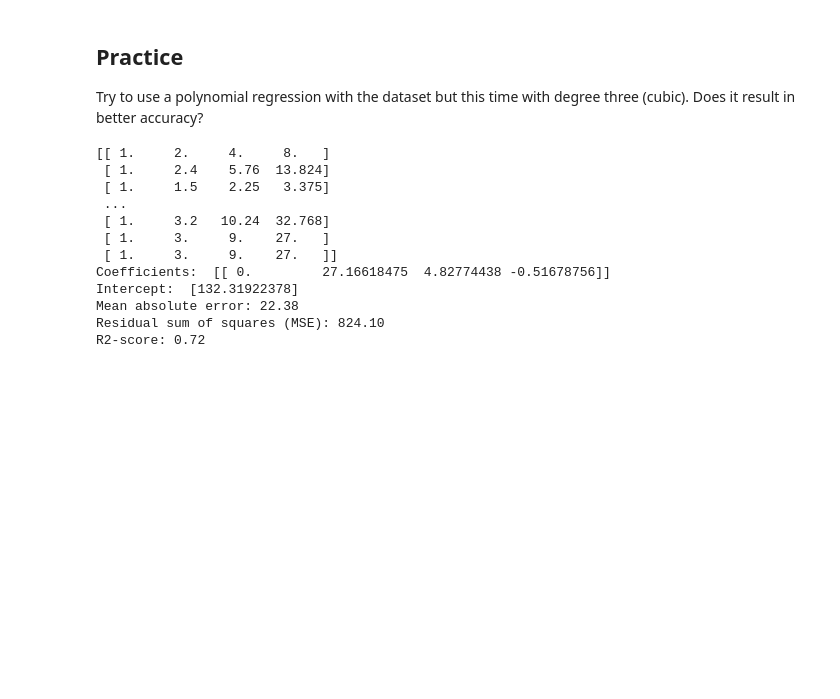
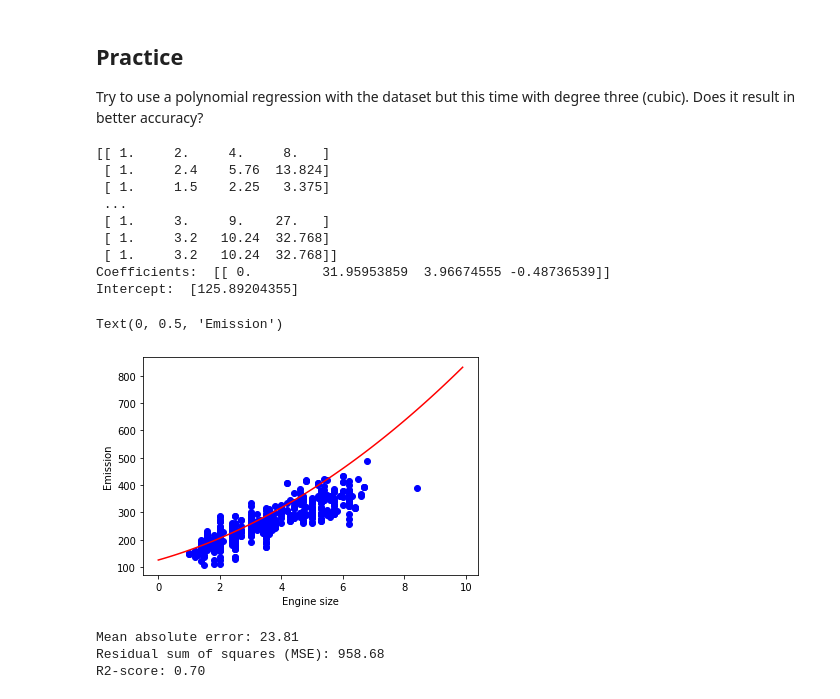
Before and after one commit to ruchikaverma-iitg/ML-DL-RL_Codes, a Jupyter notebook: Machine_Learning/L3-Polynomial-Regression.ipynb, the cells around one changed output. Saved outputs shown, nothing was run; the diff lists cells and outputs as text; code cells hidden in the pictures; blank space fills up the shorter version.

```diff
--- a/Machine_Learning/L3-Polynomial-Regression.ipynb
+++ b/Machine_Learning/L3-Polynomial-Regression.ipynb
@@ -225,21 +228,41 @@ R2-score: 0.72
 # %% [markdown]
 <h2 id="practice">Practice</h2>
 Try to use a polynomial regression with the dataset but this time with degree three (cubic). Does it result in better accuracy?
+# %%
+# write your code here
+
+poly = PolynomialFeatures(degree=3)
+train_x_poly = poly.fit_transform(train_x)
+print(train_x_poly)
+
+## Training
+clf = linear_model.LinearRegression()
+train_y_ = clf.fit(train_x_poly, train_y)
+# The coefficients
+print ('Coefficients: ', clf.coef_)
+print ('Intercept: ',clf.intercept_)
+
+## Plotting
+plt.scatter(train.ENGINESIZE, train.CO2EMISSIONS,  color='blue')
+XX = np.arange(0.0, 10.0, 0.1)
+yy = clf.intercept_[0]+ clf.coef_[0][1]*XX+ clf.coef_[0][2]*np.power(XX, 2)
+plt.plot(XX, yy, '-r' )
+plt.xlabel("Engine size")
+plt.ylabel("Emission")
+# %% [output]
+[[ 1.     2.     4.     8.   ]
+ [ 1.     2.4    5.76  13.824]
+ [ 1.     1.5    2.25   3.375]
+ ...
+ [ 1.     3.     9.    27.   ]
+ [ 1.     3.2   10.24  32.768]
+ [ 1.     3.2   10.24  32.768]]
+Coefficients:  [[ 0.         31.95953859  3.96674555 -0.48736539]]
+Intercept:  [125.89204355]
+Text(0, 0.5, 'Emission')
+[figure, added]
 # %%
-# write your code here
-
-poly = PolynomialFeatures(degree=3)
-train_x_poly = poly.fit_transform(train_x)
-print(train_x_poly)
-
-clf = linear_model.LinearRegression()
-train_y_ = clf.fit(train_x_poly, train_y)
-# The coefficients
-print ('Coefficients: ', clf.coef_)
-print ('Intercept: ',clf.intercept_)
-
-from sklearn.metrics import r2_score
-
+## Testing
 test_x_poly = poly.fit_transform(test_x)
 test_y_ = clf.predict(test_x_poly)
 
@@ -247,15 +270,6 @@ print("Mean absolute error: %.2f" % np.mean(np.absolute(test_y_ - test_y)))
 print("Residual sum of squares (MSE): %.2f" % np.mean((test_y_ - test_y) ** 2))
 print("R2-score: %.2f" % r2_score(test_y_ , test_y) )
 # %% [output]
-[[ 1.     2.     4.     8.   ]
- [ 1.     2.4    5.76  13.824]
- [ 1.     1.5    2.25   3.375]
- ...
- [ 1.     3.2   10.24  32.768]
- [ 1.     3.     9.    27.   ]
- [ 1.     3.     9.    27.   ]]
-Coefficients:  [[ 0.         27.16618475  4.82774438 -0.51678756]]
-Intercept:  [132.31922378]
-Mean absolute error: 22.38
-Residual sum of squares (MSE): 824.10
-R2-score: 0.72
+Mean absolute error: 23.81
+Residual sum of squares (MSE): 958.68
+R2-score: 0.70
```
Also changed, not shown: parts of 5 cells of this notebook.
